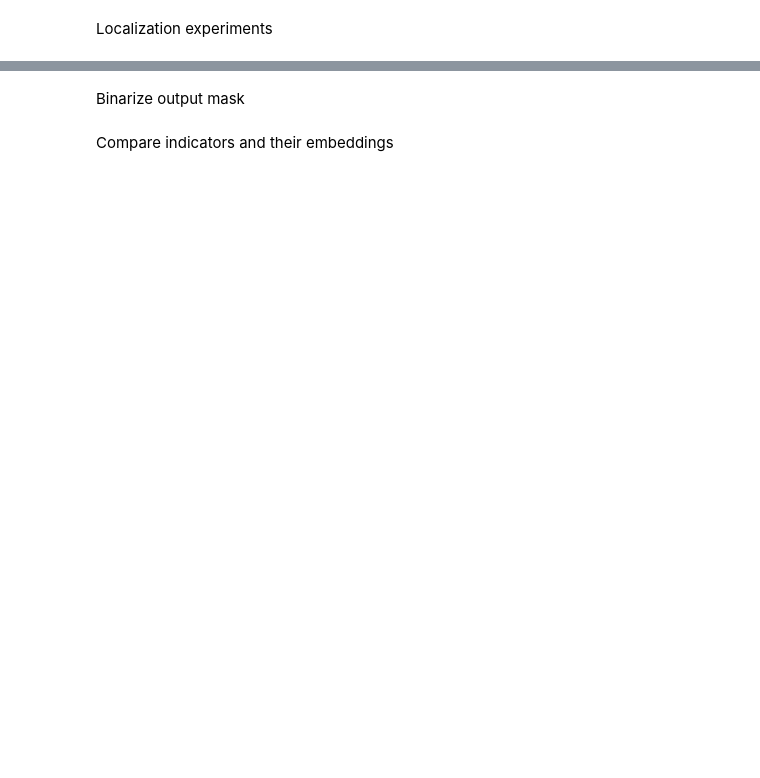
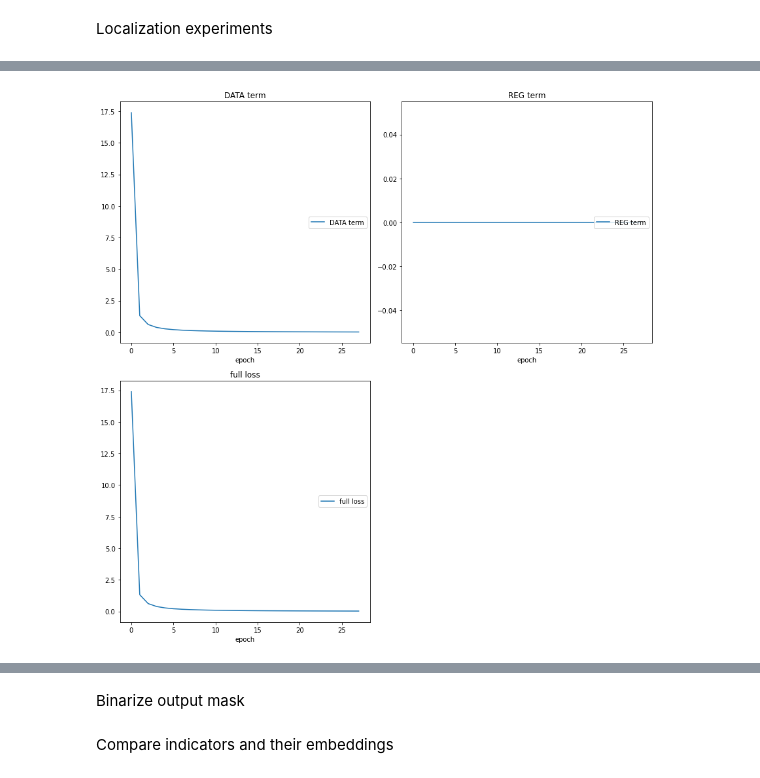
Before and after one commit to vistalab-technion/GraphMatching, a Jupyter notebook: subgraph_matching_via_nn/subgraph_localization_poc_dani.ipynb, the cells around one changed output, grey strips where cells are left out. Saved outputs shown, nothing was run; the diff lists cells and outputs as text; code cells hidden in the pictures; blank space fills up the shorter version.

```diff
--- a/subgraph_matching_via_nn/subgraph_localization_poc_dani.ipynb
+++ b/subgraph_matching_via_nn/subgraph_localization_poc_dani.ipynb
@@ -242,4 +280,4 @@ embedding_metric_nn = EmbeddingMetricNetwork(loss_fun=torch.nn.MSELoss(), params
 # %% [markdown]
 #### For the GraphCNN embedding, makes sure it was trained via brute forcing on all graphs
 # %%
-# brute_force_train_samples_list = load_dump_file_pairs_dataset(f"..{os.sep}notebooks{os.sep}brute_force_pairs", n_partitions=8) #n_partitions=88
+brute_force_train_samples_list = load_dump_file_pairs_dataset(f"..{os.sep}notebooks{os.sep}brute_force_pairs", n_partitions=8) #n_partitions=88
@@ -376,0 +407,79 @@ KeyboardInterrupt:
+# %%
+negative_examples = []
+w_all = []
+previous_model_output_path = None
+# %%
+params['dynamic_metric_training_experiments_pace'] = 10
+num_rand_exp = 1#10 #TODO
+# %%
+all_negative_examples_since_last_training = []
+old_examples = []
+if not use_non_trained_embeddings:
+    old_examples = brute_force_train_samples_list
+
+for k in range(1, num_rand_exp + 1):
+
+    # _ = composite_nn.init_network_with_indicator(processed_sub_graph)
+    composite_nn.node_classifier_network.init_params(default_weights=None)#TODO
+
+    w_star = composite_solver.solve(G=sub_graph.G,
+                             G_sub=sub_graph.G_sub, dtype=TORCH_DTYPE)
+
+    # x0 = composite_solver.set_initial_params_based_on_previous_optimum(w_star) #TODO
+
+    w_all.append(w_star)
+    print(f"Finished solving iteration #{k}")
+
+    # check for convergence
+    if w_star is None:
+        # no localization
+        continue
+
+    # binarization
+    w_star_dict = dict(zip(processed_G.nodes(), w_star))
+    w_bin_dict = series_binarization(processed_G, w_all, w_star, params, IndicatorBinarizationBootType.OptimalElement, binarization_type)
+    w_rounded = torch.tensor(np.array(list(w_bin_dict.values())))
+
+    # check if GT solution was found
+    is_negative_example = (w_rounded != gt_indicator_tensor).any()
+    if not is_negative_example:
+        break
+
+    print(f"rounded W = {w_rounded}")
+    w_rounded = w_rounded.to(device=device)
+
+    converged_subgraph = AnnotatedGraph(processed_sub_graph.G, label=None, node_attributes=w_rounded.reshape(-1), device=device)
+
+    # collect negative + positive example pairs
+    pair_sample_info = PairSampleBase(
+        masked_graph = converged_subgraph,
+        subgraph = AnnotatedGraph(processed_sub_graph.G_sub, label=None, device=device),
+        is_negative_sample = is_negative_example,
+        localization_state_object = ReplayableLocalizationState(processed_sub_graph, w_rounded)
+    )
+
+    negative_examples.append(pair_sample_info)
+    all_negative_examples_since_last_training.append(pair_sample_info)
+
+    if k % params['dynamic_metric_training_experiments_pace'] != 0:
+        continue
+
+    # re-training / fine-tuning
+    old_examples += all_negative_examples_since_last_training
+
+    # load updated model from last iteration
+    trainer_composite_nn = CompositeNeuralNetwork(node_classifier_network=None,
+                                  embedding_networks=[],
+                                  device=device)
+    trainer_composite_solver = PickleSupportedCompositeSolver(trainer_composite_nn, embedding_metric_nn, graph_processor, params)
+    new_trainer, _, _ = init_embedding_net_and_trainer(model_factory_func, solver_params=solver_params, problem_params=None, graph_metric_nn_checkpoint_path=previous_model_output_path, build_trainer=True, composite_solver=trainer_composite_solver)
+
+    _, previous_model_output_path = new_trainer.train(processes_device_ids=[device], use_existing_data_loaders=False, train_samples_list=old_examples, val_samples_list=old_examples, new_samples_amount=len(all_negative_examples_since_last_training))
+
+    # recreate composite solver, as model has changed
+    embedding_nns = load_pre_trained_gin_embedding(previous_model_output_path)
+    composite_solver, composite_nn = build_composite_solver(embedding_nns, embedding_metric_nn, node_classifier_network, graph_processor, params, device)
+
+    all_negative_examples_since_last_training = []
+# %% [output]
+[figure, added]
```
Also changed, not shown: parts of 22 cells of this notebook.
